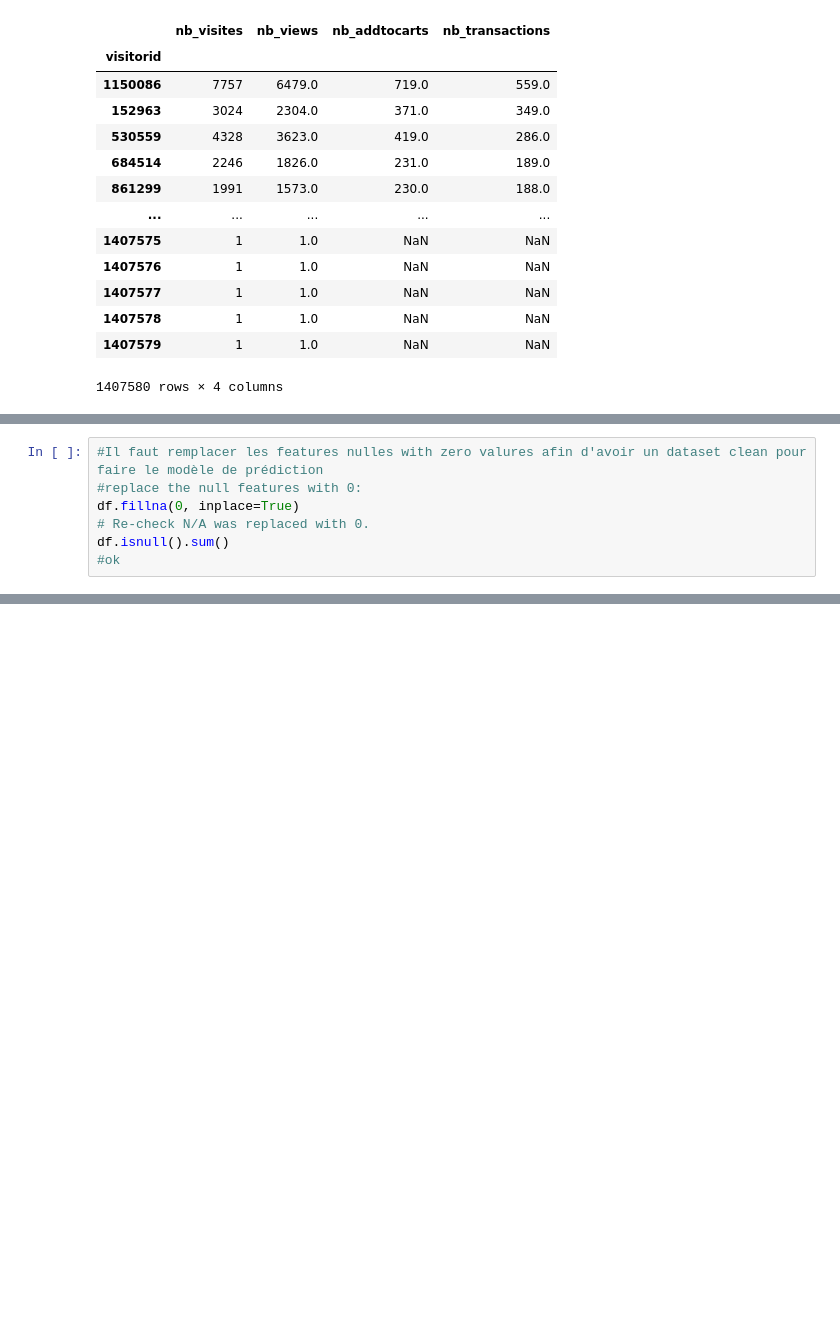
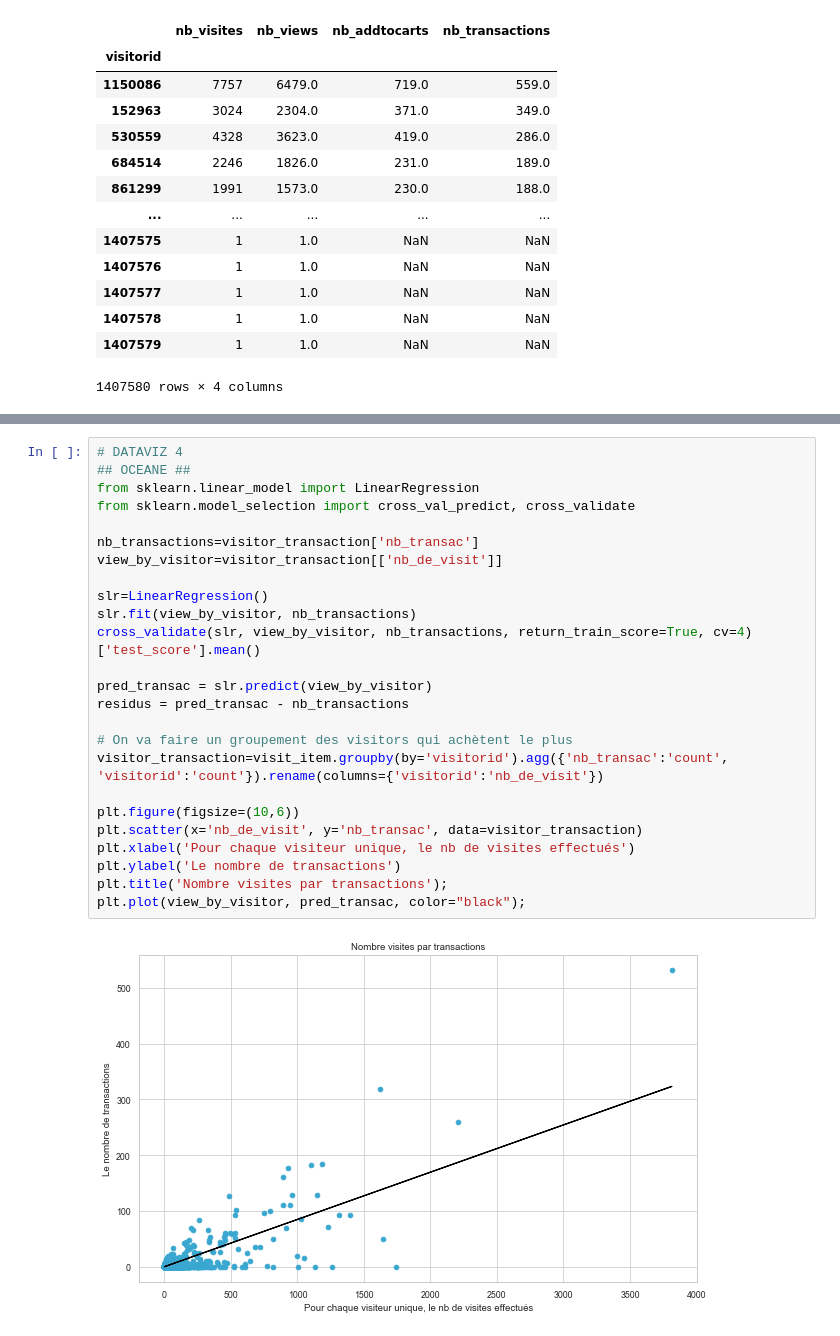
Before and after one commit to soopajot/eCommerce_Customer_Behavior, a Jupyter notebook: suivi_utilisateurs.ipynb, the cells around one changed output, grey strips where cells are left out. Saved outputs shown, nothing was run; the diff lists cells and outputs as text; blank space fills up the shorter version.

Commit message:
nettoyage mise à jour dataviz

```diff
--- a/suivi_utilisateurs.ipynb
+++ b/suivi_utilisateurs.ipynb
@@ -362,7 +106,0 @@ dtype: int64
-# %%
-#Il faut remplacer les features nulles with zero valures afin d'avoir un dataset clean pour faire le modèle de prédiction
-#replace the null features with 0:
-df.fillna(0, inplace=True)
-# Re-check N/A was replaced with 0.
-df.isnull().sum()
-#ok
@@ -900,0 +214,27 @@ def plot_stacked_funnel(event, col=None, from_date=None, to_date=None, step_inte
+# %%
+# DATAVIZ 4
+## OCEANE ##
+from sklearn.linear_model import LinearRegression
+from sklearn.model_selection import cross_val_predict, cross_validate
+
+nb_transactions=visitor_transaction['nb_transac']
+view_by_visitor=visitor_transaction[['nb_de_visit']]
+
+slr=LinearRegression()
+slr.fit(view_by_visitor, nb_transactions)
+cross_validate(slr, view_by_visitor, nb_transactions, return_train_score=True, cv=4)['test_score'].mean()
+
+pred_transac = slr.predict(view_by_visitor)
+residus = pred_transac - nb_transactions
+
+# On va faire un groupement des visitors qui achètent le plus
+visitor_transaction=visit_item.groupby(by='visitorid').agg({'nb_transac':'count', 'visitorid':'count'}).rename(columns={'visitorid':'nb_de_visit'})
+
+plt.figure(figsize=(10,6))
+plt.scatter(x='nb_de_visit', y='nb_transac', data=visitor_transaction)
+plt.xlabel('Pour chaque visiteur unique, le nb de visites effectués')
+plt.ylabel('Le nombre de transactions')
+plt.title('Nombre visites par transactions');
+plt.plot(view_by_visitor, pred_transac, color="black");
+# %% [output]
+[figure, added]
```
Also changed, not shown: parts of 77 cells of this notebook.
